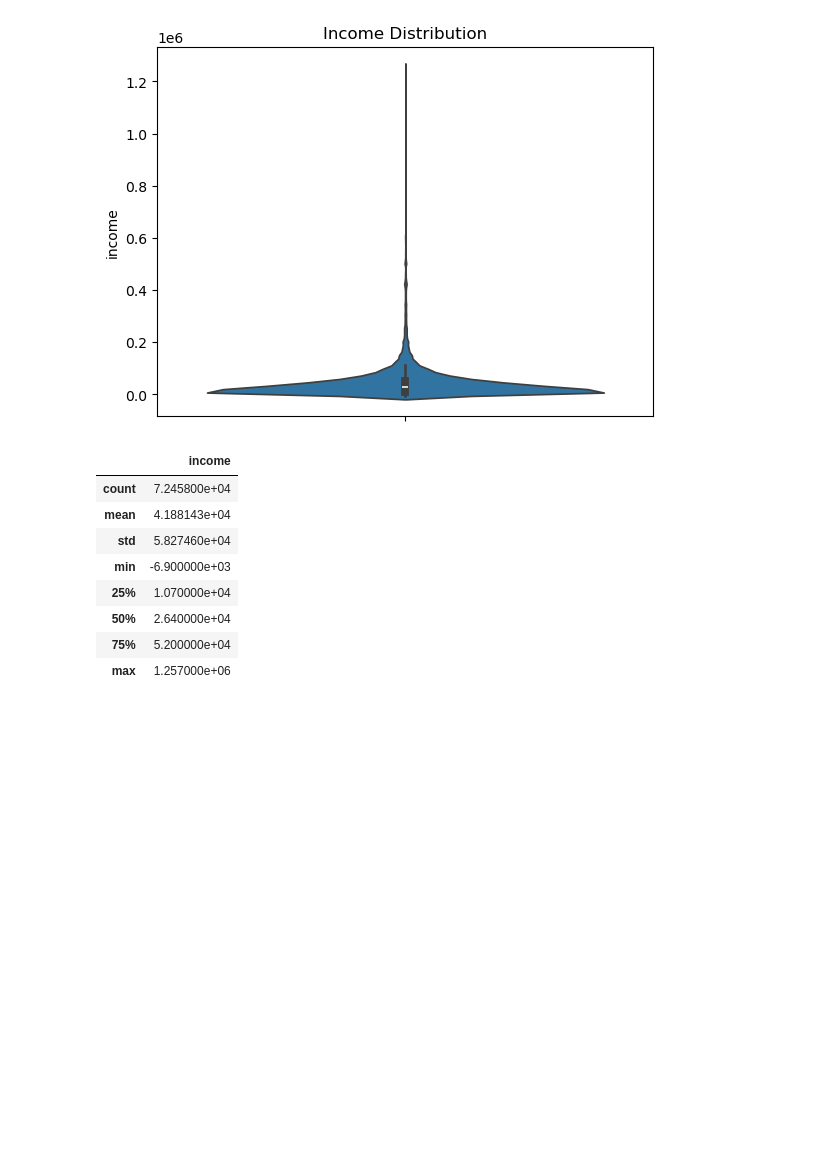
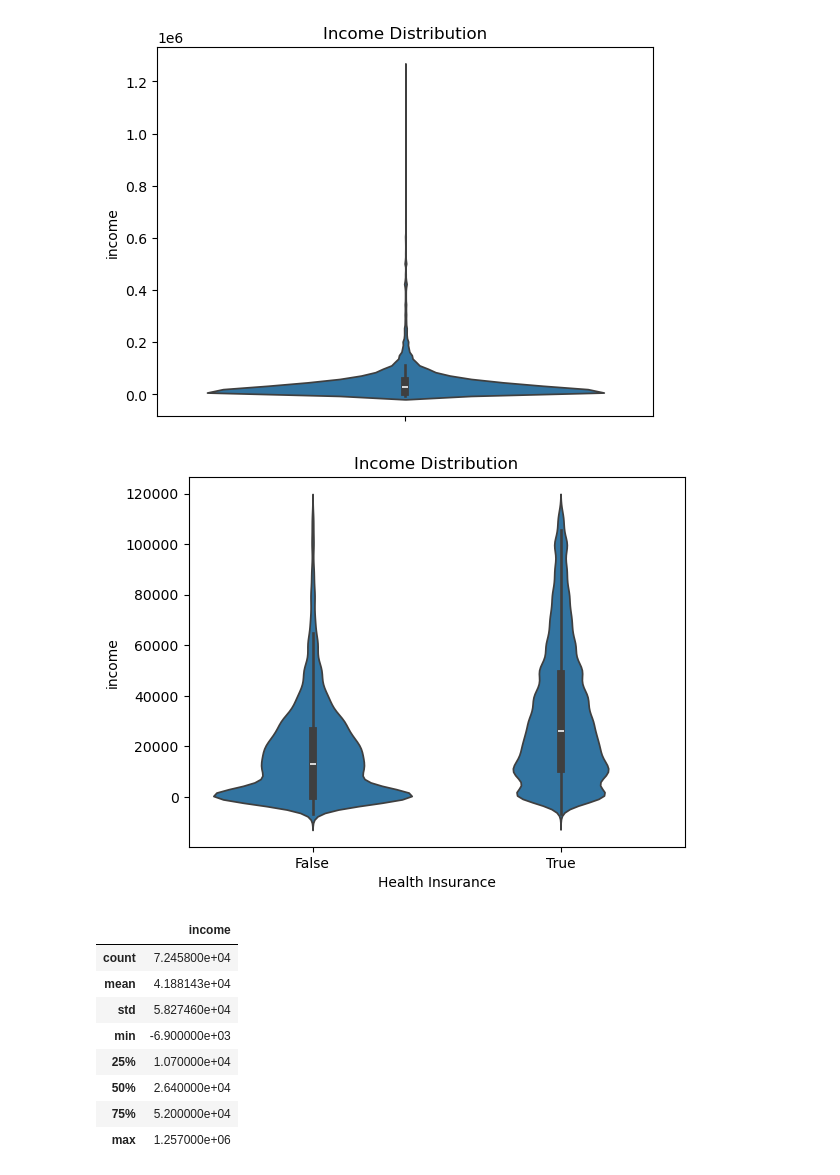
Before and after one commit to joaopecomonteiro/trabalho_ids, a Jupyter notebook: processing.ipynb, the cells around one changed output. Cells and saved outputs as stored; diff of their text form; code cells hidden in the pictures; blank space fills up the shorter version.

```diff
--- a/processing.ipynb
+++ b/processing.ipynb
@@ -28,6 +35,22 @@ plt.title('Income Distribution')
 plt.show()
 # %% [output]
 [figure]
+# %%
+# remove outliers from income and represent a violin plot, one side with health_insurance and the other without
+Q1 = data['income'].quantile(0.25)
+Q3 = data['income'].quantile(0.75)
+IQR = Q3 - Q1
+lower_bound = Q1 - 1.5 * IQR
+upper_bound = Q3 + 1.5 * IQR
+data_outliers = data[(data['income'] >= lower_bound) & (data['income'] <= upper_bound)]
+
+
+sns.violinplot(x="health_ins", y="income", data=data_outliers)
+plt.title('Income Distribution')
+plt.xlabel('Health Insurance')
+plt.show()
+# %% [output]
+[figure, added]
 # %%
 
 data[['income']].describe()
```
Also changed, not shown: parts of 11 cells of this notebook, 1 other file.
